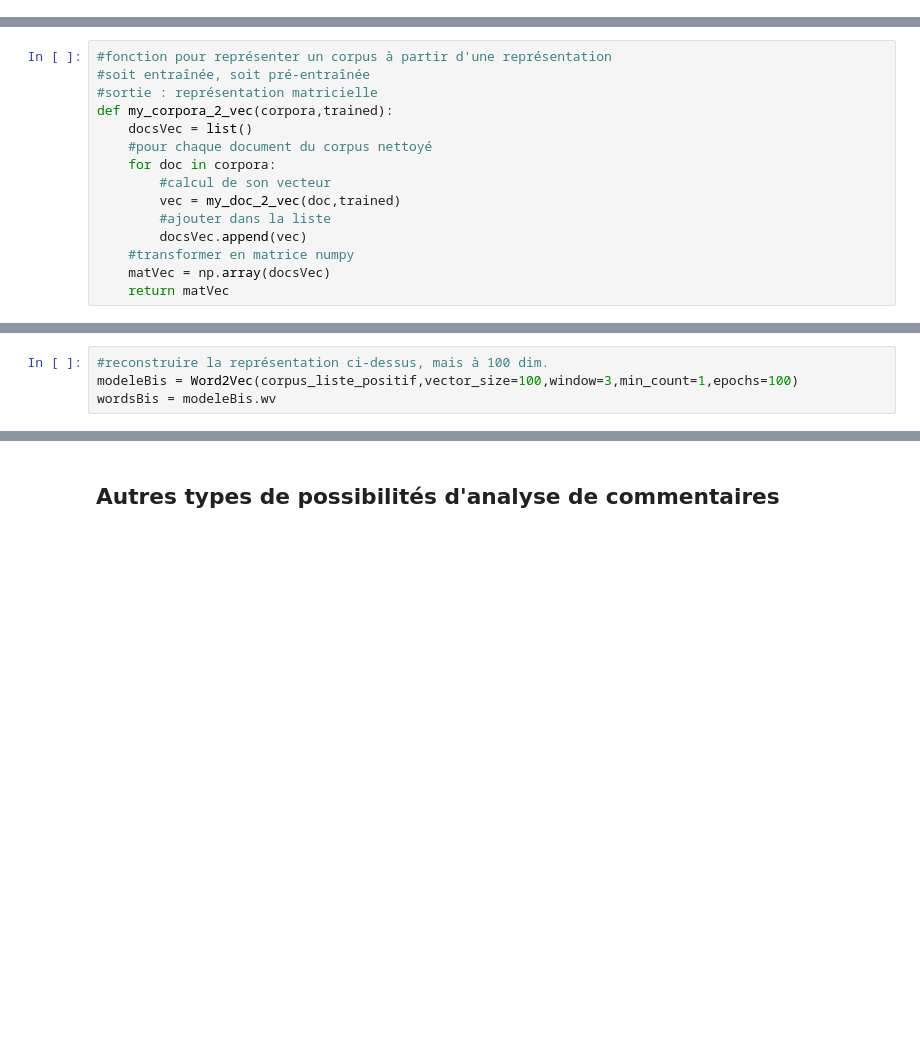
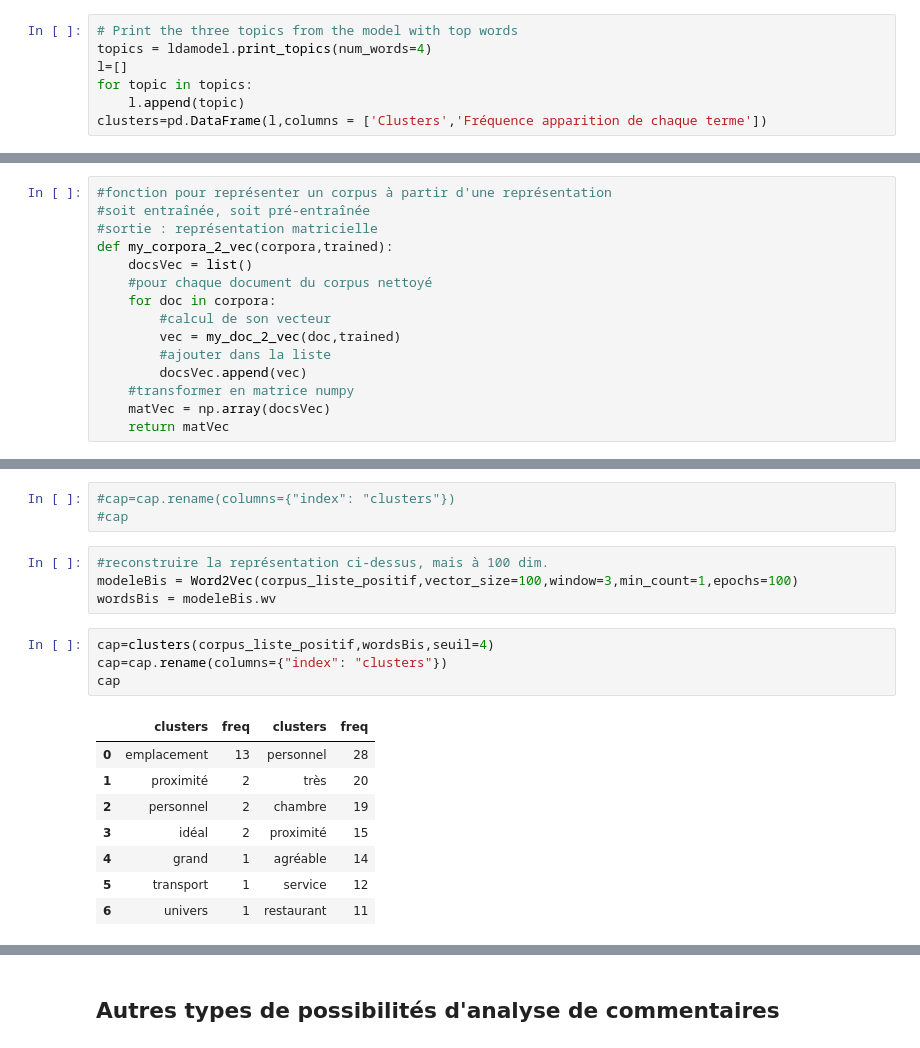
Before and after one commit to paulineattal/M2SISE_DisneyTextMining, a Jupyter notebook: analysis/text_mining_newport.ipynb, the cells around one changed output, grey strips where cells are left out. Drawn from its saved outputs; the diff is of its cells as text; blank space fills up the shorter version.

```diff
--- a/analysis/text_mining_newport.ipynb
+++ b/analysis/text_mining_newport.ipynb
@@ -367,0 +345,7 @@ for topic in topics:
+# %%
+# Print the three topics from the model with top words
+topics = ldamodel.print_topics(num_words=4)
+l=[]
+for topic in topics:
+    l.append(topic)
+clusters=pd.DataFrame(l,columns = ['Clusters','Fréquence apparition de chaque terme'])
@@ -499,4 +598,20 @@ def my_corpora_2_vec(corpora,trained):
+# %%
+#cap=cap.rename(columns={"index": "clusters"})
+#cap
 # %%
 #reconstruire la représentation ci-dessus, mais à 100 dim.
 modeleBis = Word2Vec(corpus_liste_positif,vector_size=100,window=3,min_count=1,epochs=100)
 wordsBis = modeleBis.wv
+# %%
+cap=clusters(corpus_liste_positif,wordsBis,seuil=4)
+cap=cap.rename(columns={"index": "clusters"})
+cap
+# %% [output]
+|  | clusters | freq | clusters | freq |
+| 0 | emplacement | 13 | personnel | 28 |
+| 1 | proximité | 2 | très | 20 |
+| 2 | personnel | 2 | chambre | 19 |
+| 3 | idéal | 2 | proximité | 15 |
+| 4 | grand | 1 | agréable | 14 |
+| 5 | transport | 1 | service | 12 |
+| 6 | univers | 1 | restaurant | 11 |
```
Also changed, not shown: parts of 23 cells of this notebook.
